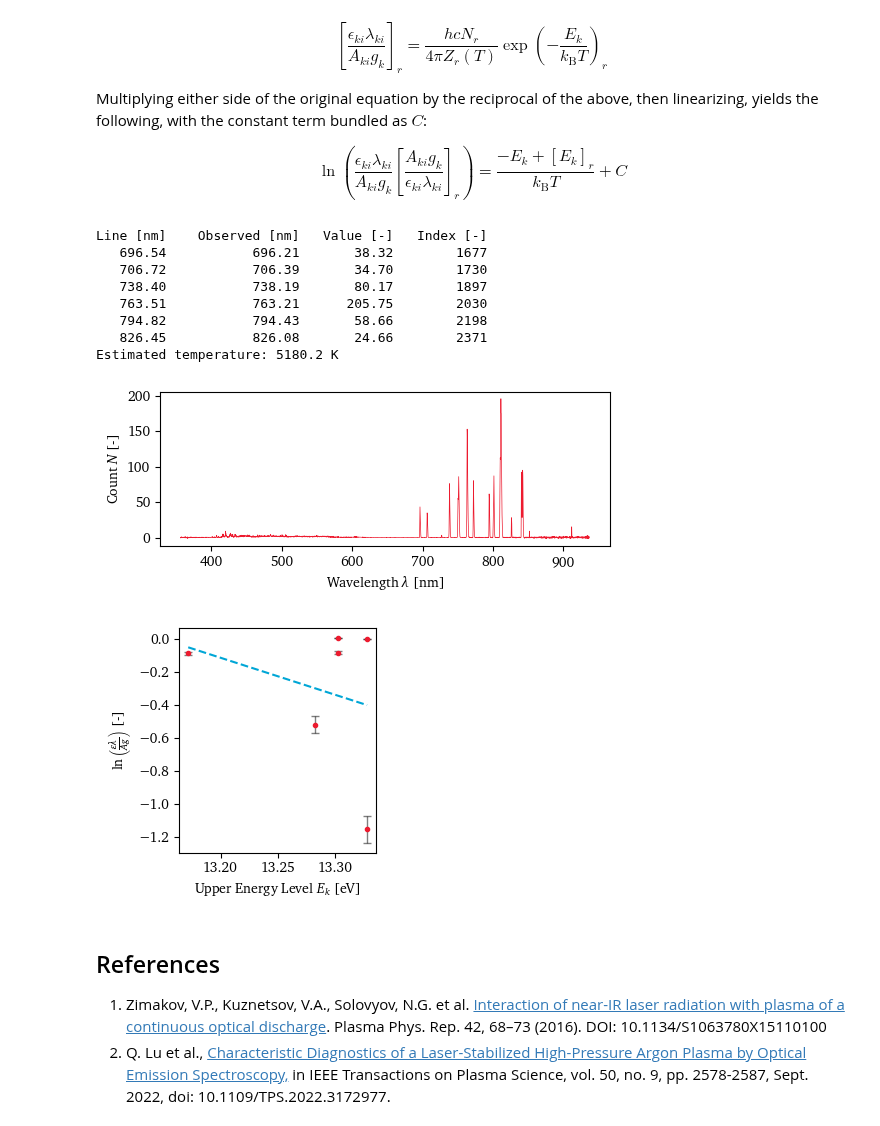
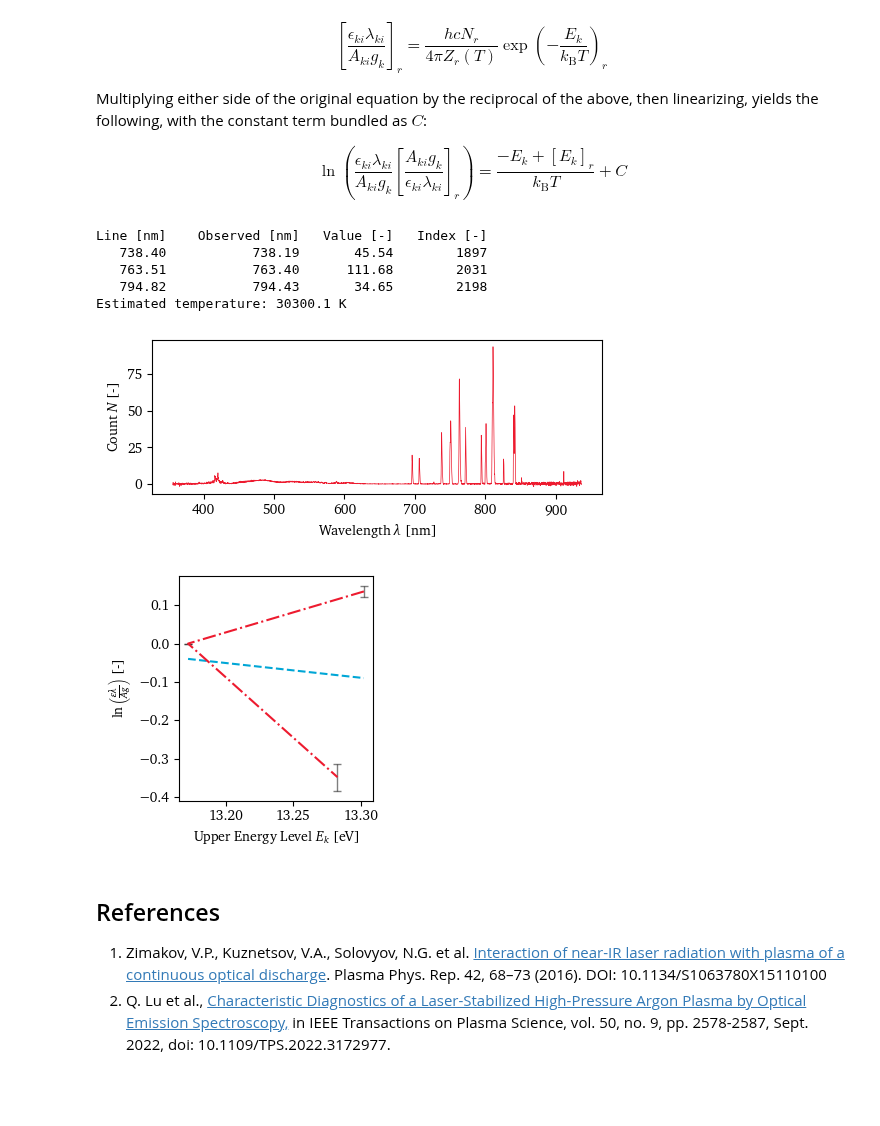
Before and after one commit to eeduplay/MScThesis, a Jupyter notebook: code/argon_spectrum.ipynb, the cells around one changed output. Drawn from its saved outputs; the diff is of its cells as text; code cells hidden in the pictures; blank space fills up the shorter version.

```diff
--- a/code/argon_spectrum.ipynb
+++ b/code/argon_spectrum.ipynb
@@ -216,12 +218,15 @@ $$
 transitions_all = np.loadtxt(DATAPATH+'Spectra/transitiondb/ArITransitions.csv',
                          delimiter=',', skiprows=1)
 subset = [0,1,2,5,6,9]
+subset = [0,1,2,5,6]
+subset = [2,5,6]
 # subset = [0,1,2]
 # subset = [2,5,6]
 transitions = transitions_all[subset,:]
 # transitions = transitions_all
 # t_subset = None
 ID = 'LSP60_S9'
+ID = 'LSP50_X7'
 spectrumPath = sp.get_filepath_from_ID(ID)
 # spectrumPath = "E:\Spectra\calibration\Mercury-Argog_Spectrum.txt"
 # spectrumPath = '../rawdata/spectra/testspectrum2.csv'
@@ -242,43 +247,40 @@ observed_lines = s.find_lines(transitions[:,0], array=True,
                               voigt=True)
 ref_wavelength = 763.51
 # ref_wavelength = 696.54
 ref_line_index = observed_lines[:,0] == ref_wavelength
 ref_line = observed_lines[ref_line_index, :].reshape((4,))
 ref_term = transitions[transitions[:,0] == ref_wavelength, 1] \
             / (ref_line[2]*ref_wavelength)
 lnvalues = np.log(
     ref_term * observed_lines[:,0] * observed_lines[:,2] / transitions[:,1]
 )
 E_kr = transitions[transitions[:,0] == ref_wavelength, 2]
 
 fitfunc = lambda ek, m, c: m*ek + c  # We're bundling the E_kr/kb.T term into c
 
 popt, pcov = curve_fit(fitfunc, transitions[:,2], lnvalues)
 fitfunc_x = np.array([transitions[:,2].min(), transitions[:,2].max()])
 plt.subplots(figsize=(3,3))
 # plt.plot(transitions[:,2], lnvalues, '.')
 plt.errorbar(transitions[:,2], lnvalues, yerr=transitions[:,3]*np.abs(lnvalues),
-             ecolor=(0,0,0,0.5), elinewidth=1.0, capsize=3, fmt='.')
+             ecolor=(0,0,0,0.5), elinewidth=1.0, capsize=3, fmt='-.')
 print('Estimated temperature: {:.1f} K'.format(-elementary_charge/(kB*popt[0])))
 plt.xlabel(r'Upper Energy Level $E_k$ [eV]')
 plt.ylabel(r'$\ln{\left(\frac{\epsilon\lambda}{Ag}\right)}$ [-]')
 plt.plot(fitfunc_x, fitfunc(fitfunc_x, *popt), '--')
 plt.tight_layout()
 # plt.savefig('../report/assets/5 results/spectrum_{}_boltzmann.png'.format(ID),
 #               dpi=72)
 # plt.savefig('../report/assets/5 results/spectrum_{}_boltzmann.pdf'.format(ID))
 plt.show()
 # %% [output]
 Line [nm]    Observed [nm]   Value [-]   Index [-]
-   696.54           696.21       38.32        1677
-   706.72           706.39       34.70        1730
-   738.40           738.19       80.17        1897
-   763.51           763.21      205.75        2030
-   794.82           794.43       58.66        2198
-   826.45           826.08       24.66        2371
-Estimated temperature: 5180.2 K
+   738.40           738.19       45.54        1897
+   763.51           763.40      111.68        2031
+   794.82           794.43       34.65        2198
+Estimated temperature: 30300.1 K
-[figure, old version]
+[figure, new version]
-[figure, old version]
+[figure, new version]
 # %% [markdown]
 ## References
 1. Zimakov, V.P., Kuznetsov, V.A., Solovyov, N.G. et al. [Interaction of near-IR laser radiation with plasma of a continuous optical discharge](https://doi.org/10.1134/S1063780X15110100). Plasma Phys. Rep. 42, 68–73 (2016). DOI: 10.1134/S1063780X15110100
```
Also changed, not shown: parts of 1 cell of this notebook, 19 other files.
